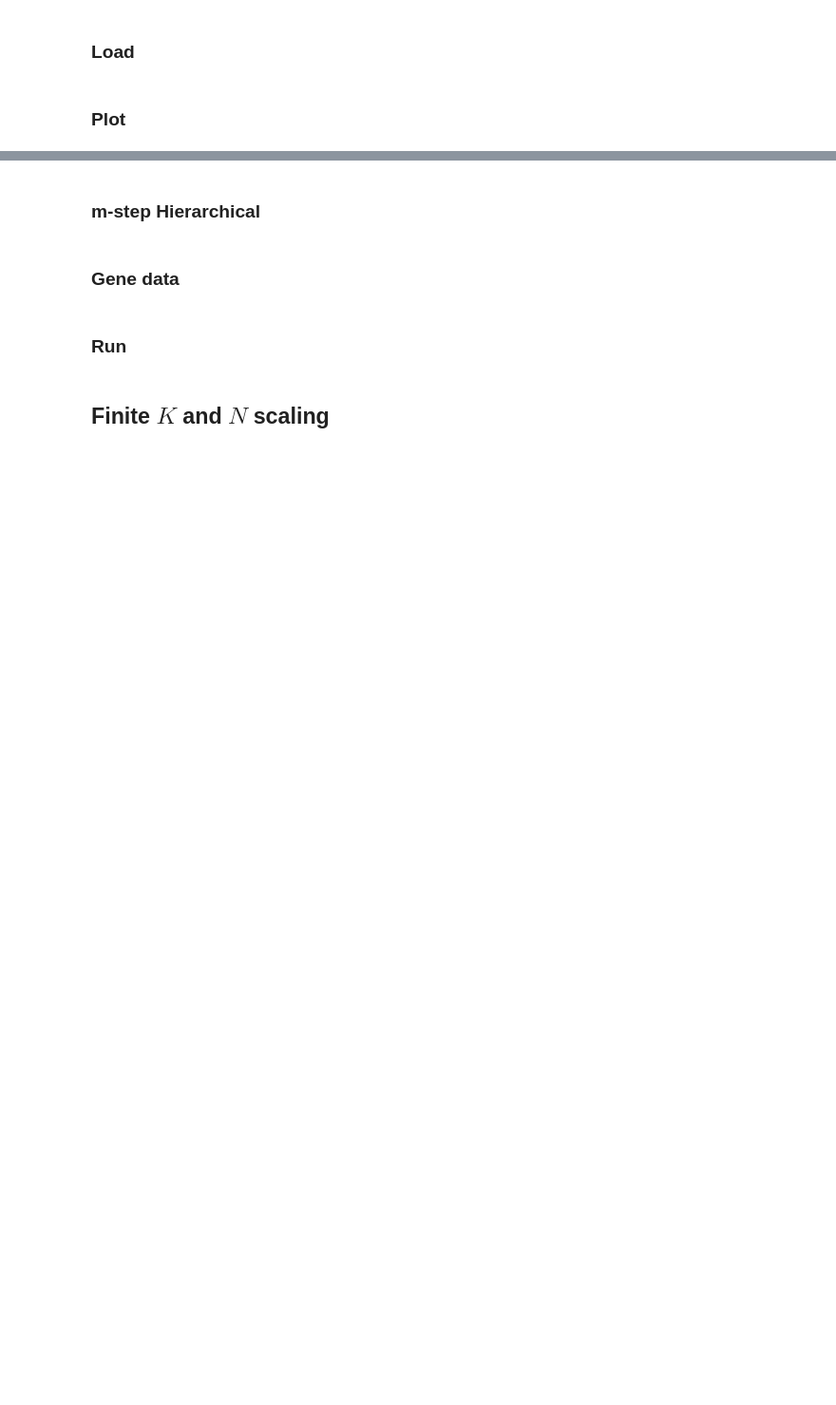
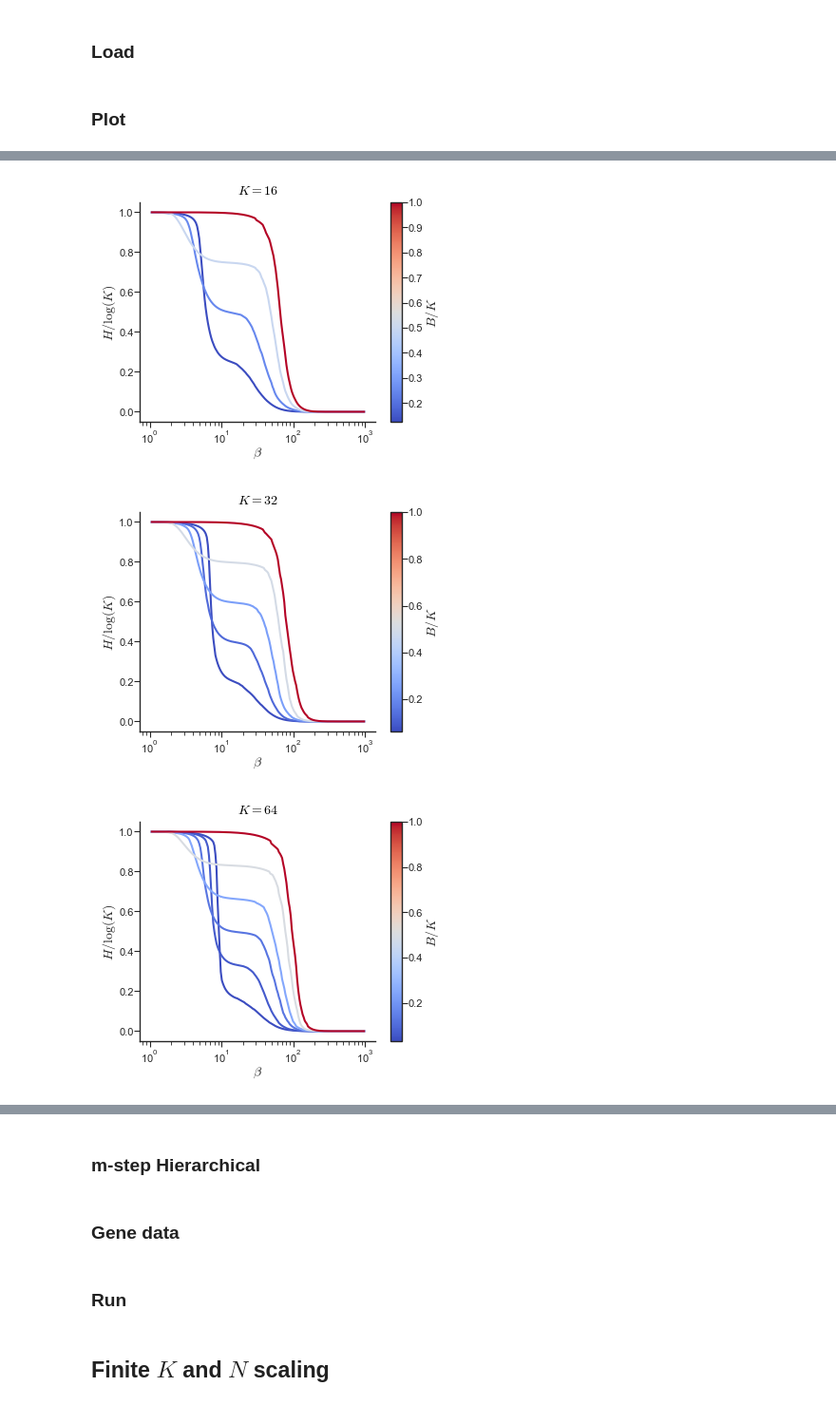
Before and after one commit to vicioms/MHN-Bif, a Jupyter notebook: mhn.ipynb, the cells around one changed output, grey strips where cells are left out. Shown at 95% size. Cells and saved outputs as stored; diff of their text form; code cells hidden in the pictures; blank space fills up the shorter version.

```diff
--- a/mhn.ipynb
+++ b/mhn.ipynb
@@ -64,6 +65,13 @@ for K in Ks:
     all_beta_c_unif_init[K] = torch.tensor(beta_cs)
 # %%
 np.savez("results/wfp_iid.npz", N=N, Ks=Ks, betas=betas_unif_init, results = all_results_unif_init, beta_cs = all_beta_c_unif_init)
+# %%
+saved_results = np.load("results/wfp_iid.npz", allow_pickle=True)
+N = saved_results['N'].item()
+Ks = saved_results['Ks']
+betas_unif_init = saved_results['betas']
+all_results_unif_init = saved_results['results'].item()
+all_beta_c_unif_init = saved_results['beta_cs'].item()
 # %%
 palette = plt.get_cmap('Set1')
 fig, ax = plt.subplots(1, 1, figsize=(4, 3))
@@ -169,23 +197,59 @@ plt.show()
 # %%
-palette = plt.get_cmap('Set1')
-Bs = sorted(set([B for (K, B) in all_results_unif_init.keys()]))
-num_plots = len(Ks)
-fig, axs = plt.subplots(nrows=1, ncols=num_plots, figsize=(4*num_plots, 3))
-for K_idx, K in enumerate(Ks):
-    for B in Bs:
-        if (K, B) not in all_results_unif_init:
-            continue
+palette = plt.get_cmap('coolwarm')
+
+for K in Ks:
+    fig, ax = plt.subplots(figsize=(4, 3))
+
+    Bs_K = sorted(set([B for (K_, B) in all_results_unif_init.keys() if K_ == K]))
+    ratios_K = [B / K for B in Bs_K]
+
+    if len(ratios_K) == 1:
+        norm = mpl.colors.Normalize(
+            vmin=ratios_K[0] - 1e-12,
+            vmax=ratios_K[0] + 1e-12
+        )
+    else:
+        norm = mpl.colors.Normalize(vmin=min(ratios_K), vmax=max(ratios_K))
+
+    sm = mpl.cm.ScalarMappable(norm=norm, cmap=palette)
+    sm.set_array([])
+
+    for B in Bs_K:
         all_weights_unif_init = all_results_unif_init[(K, B)]
-        mean_weights_unif_init = all_weights_unif_init.mean(dim=0)
+
         all_entropies_unif_init = get_entropies(all_weights_unif_init)
         mean_entropies_unif_init = all_entropies_unif_init.mean(dim=0)
-        quantiles_entropies_unif_init = torch.quantile(all_entropies_unif_init, torch.tensor([0.1, 0.5, 0.9]), dim=0)
-        axs[K_idx].plot(betas_unif_init, mean_entropies_unif_init/log(K), color=palette(K_idx), label='$B/K={:.3f}$'.format(B/K))
-    axs[K_idx].set_title('$K={}$'.format(K))
-for ax in axs:
+
+        quantiles_entropies_unif_init = torch.quantile(
+            all_entropies_unif_init,
+            torch.tensor([0.1, 0.5, 0.9], device=all_entropies_unif_init.device),
+            dim=0
+        )
+
+        ax.plot(
+            betas_unif_init,
+            mean_entropies_unif_init / log(K),
+            color=palette(norm(B / K)),
+            label='$B/K={:.3f}$'.format(B / K)
+        )
+
+    ax.set_title('$K={}$'.format(K))
     ax.set_xscale('log')
     ax.set_xlabel('$\\beta$')
     ax.set_ylabel('$H/\\log(K)$')
-    ax.legend(fontsize=1)
-fig.savefig('plots/wfp_one_block_rho0={:.1f}_rho1={:.1f}_entropies.pdf'.format(rho0, rho1), dpi=300, bbox_inches='tight')
-plt.show()
+
+    cbar = fig.colorbar(sm, ax=ax)
+    cbar.set_label('$B/K$')
+
+    fig.savefig(
+        'plots/wfp_one_block_K={}_rho0={:.1f}_rho1={:.1f}_entropies.pdf'.format(K, rho0, rho1),
+        dpi=300,
+        bbox_inches='tight'
+    )
+
+    plt.show()
+    plt.close(fig)
+# %% [output]
+[figure, added]
+[figure, added]
+[figure, added]
```
Also changed, not shown: parts of 6 cells of this notebook, 23 other files.
